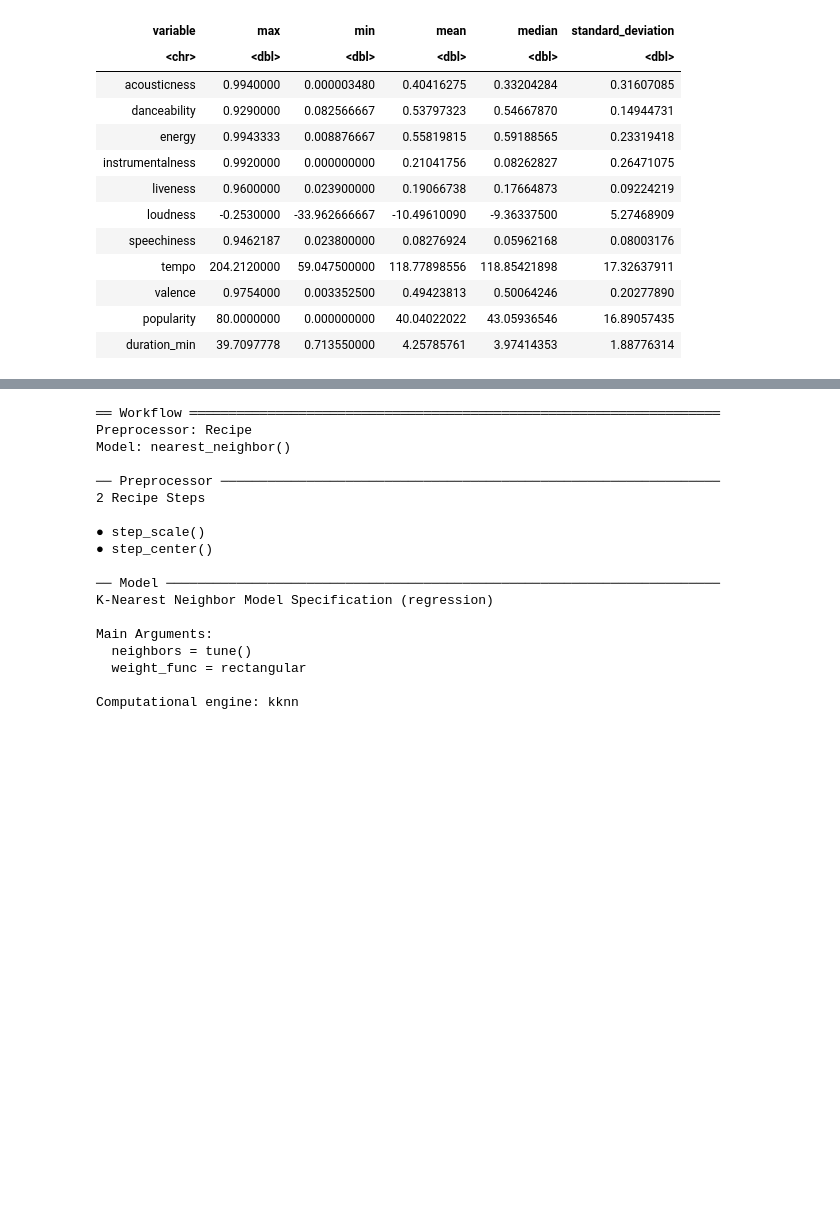
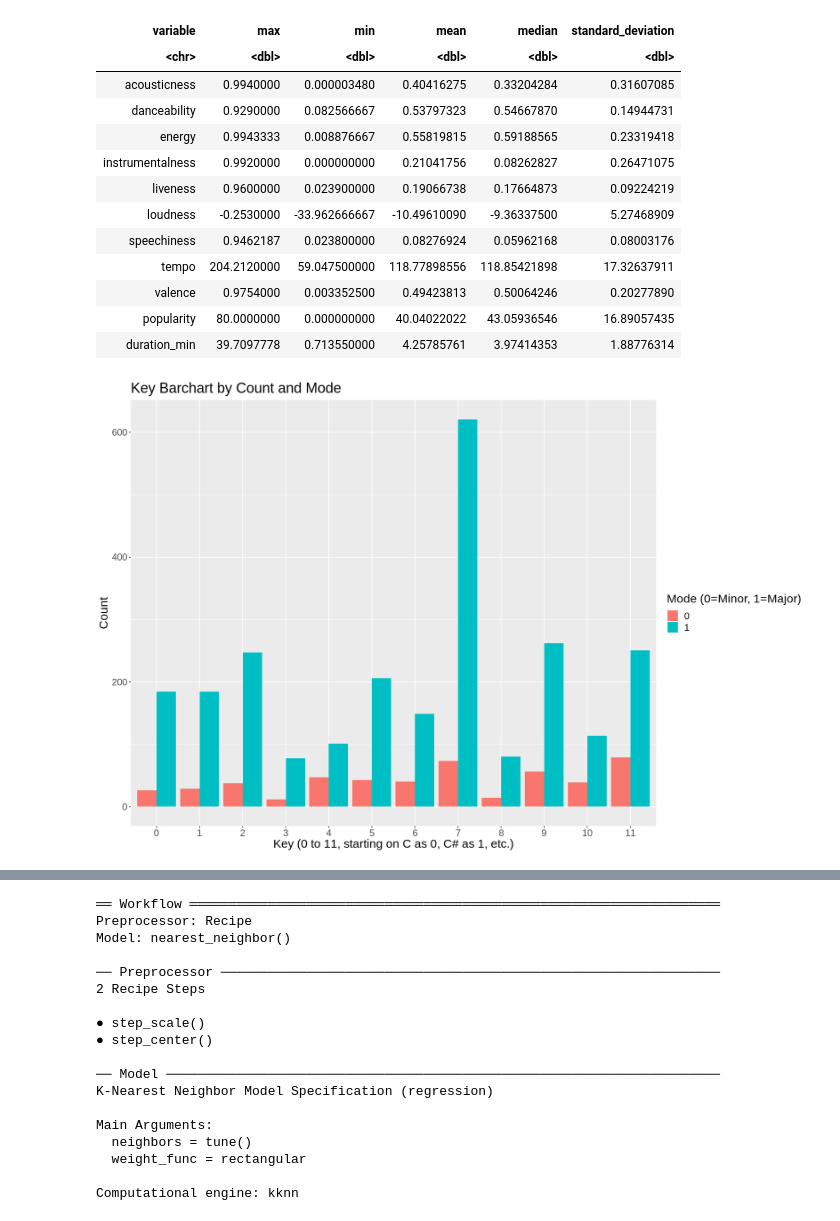
Before and after one commit to paulh777/dsci100prj, a Jupyter notebook: proposal/project.ipynb, the cells around one changed output, grey strips where cells are left out. Cells and saved outputs as stored; diff of their text form; code cells hidden in the pictures; blank space fills up the shorter version.

Commit message:
Made a key and mode barchart

```diff
--- a/proposal/project.ipynb
+++ b/proposal/project.ipynb
@@ -162,3 +139,19 @@ popularity_cat = popularity_data%>%
+# %%
+popularity_cat = popularity_data%>%
+    select(mode,key)
+
+key_mode_plot = ggplot(popularity_cat, aes(x=key, fill=mode))+
+    geom_bar(position="dodge") +
+    labs(
+        x="Key (0 to 11, starting on C as 0, C# as 1, etc.)",
+        y="Count", fill="Mode (0=Minor, 1=Major)",
+        title="Key Barchart by Count and Mode")+
+    theme(text = element_text(size = 18))
+
+
+key_mode_plot
+# %% [output]
+[figure, added]
 # %%
 #Visualizations Relevant to Research
 
```
Also changed, not shown: parts of 3 cells of this notebook.
